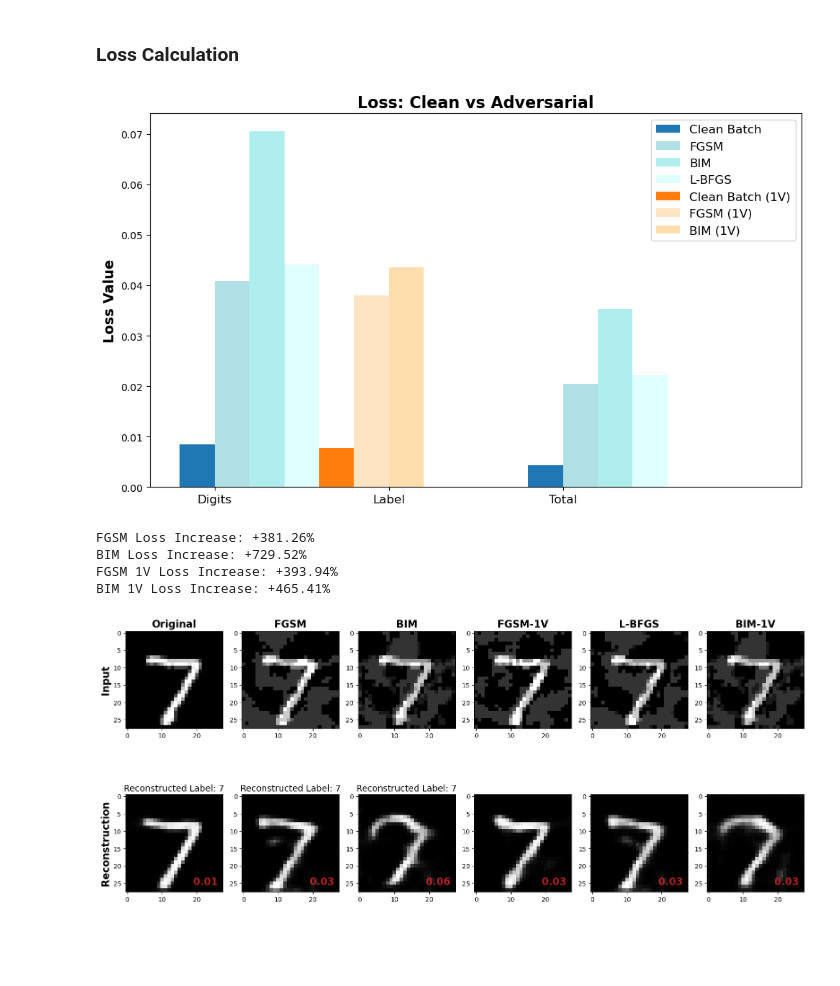
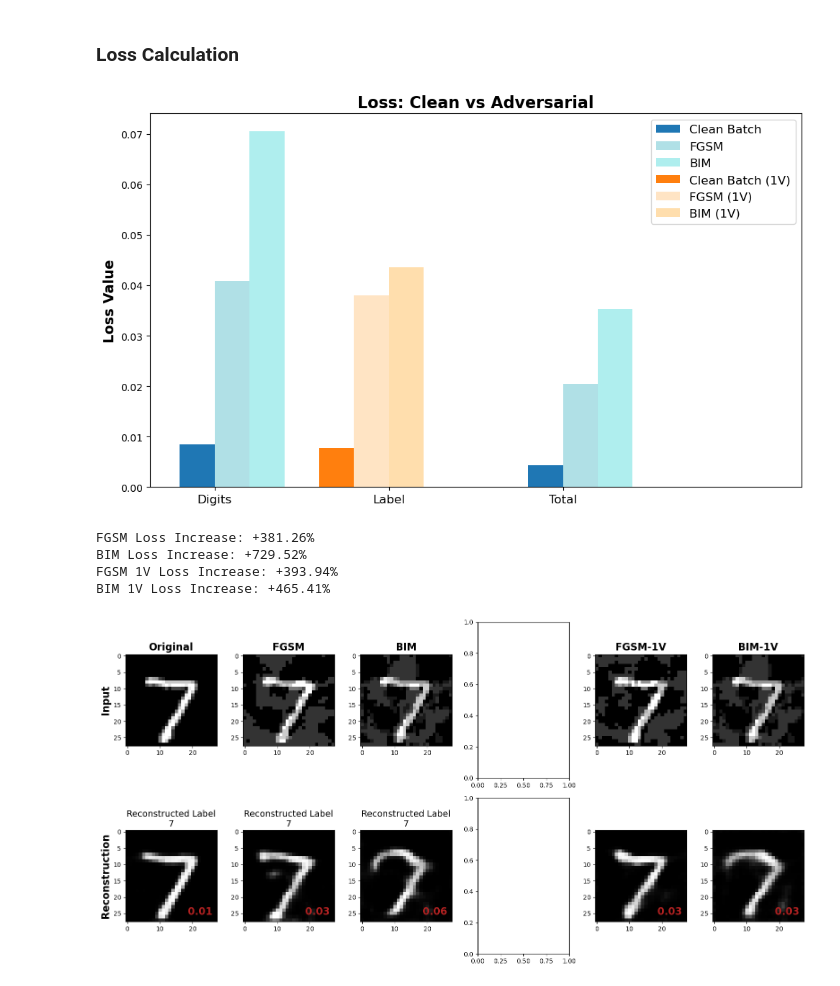
Before and after one commit to ClarysseArthur/VUB-MT-Development, a Jupyter notebook: Models/GenRKM-MNIST/Attack.ipynb, the cells around one changed output. Saved outputs shown, nothing was run; the diff lists cells and outputs as text; code cells hidden in the pictures; blank space fills up the shorter version.

```diff
--- a/Models/GenRKM-MNIST/Attack.ipynb
+++ b/Models/GenRKM-MNIST/Attack.ipynb
@@ -219,7 +219,7 @@ categories = ['Digits', 'Label', 'Total']
 clean_losses = [clean_digit_loss.item(), clean_label_loss.item(), clean_total_loss]
 fgsm_losses = [fgsm_adv_digit_loss.item(), fgsm_adv_label_loss.item(), fgsm_total_loss]
 bim_losses = [bim_adv_digit_loss.item(), bim_adv_label_loss.item(), bim_total_loss]
-lbfgs_losses = [lbfgs_adv_digit_loss.item(), lbfgs_adv_label_loss.item(), lbfgs_total_loss]
+# lbfgs_losses = [lbfgs_adv_digit_loss.item(), lbfgs_adv_label_loss.item(), lbfgs_total_loss]
 
 fgsm_1v_clean_losses = [clean_digit_loss_1V.item(), 0, 0]
 fgsm_1v_losses = [fgsm_1V_loss.item(), 0, 0]
@@ -234,7 +234,7 @@ plt.figure(figsize=(10, 6))
 plt.bar([i - width/2 for i in x], clean_losses, width=width, label='Clean Batch', color='tab:blue')
 plt.bar([i + width/2 for i in x], fgsm_losses,   width=width, label='FGSM', color='powderblue')
 plt.bar([i + 1.5*width for i in x], bim_losses,   width=width, label='BIM', color='paleturquoise')
-plt.bar([i + 2.5*width for i in x], lbfgs_losses, width=width, label='L-BFGS', color='lightcyan')
+# plt.bar([i + 2.5*width for i in x], lbfgs_losses, width=width, label='L-BFGS', color='lightcyan')
 plt.bar([i + 3.5*width for i in x], fgsm_1v_clean_losses, width=width, label='Clean Batch (1V)', color='tab:orange')
 plt.bar([i + 4.5*width for i in x], fgsm_1v_losses, width=width, label='FGSM (1V)', color='bisque')
 plt.bar([i + 5.5*width for i in x], bim_1v_losses, width=width, label='BIM (1V)', color='navajowhite')
@@ -252,7 +252,7 @@ print(f'BIM Loss Increase: +{((bim_total_loss - clean_total_loss) / clean_total_
 print(f'FGSM 1V Loss Increase: +{((fgsm_1V_loss.item() - clean_digit_loss_1V.item()) / clean_digit_loss_1V.item()) * 100:.2f}%')
 print(f'BIM 1V Loss Increase: +{((bim_1V_loss.item() - clean_digit_loss_1V.item()) / clean_digit_loss_1V.item()) * 100:.2f}%')
 # %% [output]
-[figure, old version]
+[figure, new version]
 FGSM Loss Increase: +381.26%
 BIM Loss Increase: +729.52%
 FGSM 1V Loss Increase: +393.94%
@@ -271,42 +271,43 @@ axes[0, 0].set_title('Original', fontsize=16, weight='bold')
 axes[0, 0].imshow(in_data_x_test[0].reshape(28, 28), cmap='gray')
 
 axes[0, 1].set_title('FGSM', fontsize=16, weight='bold')
 axes[0, 1].imshow(fgsm_batch[0].reshape(28, 28), cmap='gray')
 
 axes[0, 2].set_title('BIM', fontsize=16, weight='bold')
 axes[0, 2].imshow(bim_batch[0].reshape(28, 28), cmap='gray')
 
-axes[0, 3].set_title('FGSM-1V', fontsize=16, weight='bold')
-axes[0, 3].imshow(fgsm_1v_batch[0].reshape(28, 28), cmap='gray')
+# axes[0, 3].set_title('L-BFGS', fontsize=16, weight='bold')
+# axes[0, 3].imshow(lbfgs_batch[0].reshape(28, 28), cmap='gray')
 
-axes[0, 4].set_title('L-BFGS', fontsize=16, weight='bold')
-axes[0, 4].imshow(lbfgs_batch[0].reshape(28, 28), cmap='gray')
+axes[0, 4].set_title('FGSM-1V', fontsize=16, weight='bold')
+axes[0, 4].imshow(fgsm_1v_batch[0].reshape(28, 28), cmap='gray')
 
 axes[0, 5].set_title('BIM-1V', fontsize=16, weight='bold')
 axes[0, 5].imshow(bim_batch[0].reshape(28, 28), cmap='gray')
 
-axes[1, 0].set_title(f'Reconstructed Label: {out_data_y_test[0].argmax()}', fontsize=14)
+axes[1, 0].set_title(f'Reconstructed Label\n{out_data_y_test[0].argmax()}', fontsize=14)
 axes[1, 0].imshow(out_data_x_test[0].reshape(28, 28), cmap='gray')
 axes[1, 0].text(0.95, 0.05, f'{mse(out_data_x_test[0], in_data_x_test[0])}', color='firebrick', fontsize=16, weight='bold', ha='right', va='bottom', transform=axes[1, 0].transAxes)
 
-axes[1, 1].set_title(f'Reconstructed Label: {fgsm_out_y[0].argmax()}', fontsize=14)
+axes[1, 1].set_title(f'Reconstructed Label\n{fgsm_out_y[0].argmax()}', fontsize=14)
 axes[1, 1].imshow(fgsm_out_X[0].reshape(28, 28), cmap='gray')
 axes[1, 1].text(0.95, 0.05, f'{mse(fgsm_out_X[0], in_data_x_test[0])}', color='firebrick', fontsize=16, weight='bold', ha='right', va='bottom', transform=axes[1, 1].transAxes)
 
-axes[1, 2].set_title(f'Reconstructed Label: {bim_out_y[0].argmax()}', fontsize=14)
+axes[1, 2].set_title(f'Reconstructed Label\n{bim_out_y[0].argmax()}', fontsize=14)
 axes[1, 2].imshow(bim_out[0].reshape(28, 28), cmap='gray')
 axes[1, 2].text(0.95, 0.05, f'{mse(bim_out[0], in_data_x_test[0])}', color='firebrick', fontsize=16, weight='bold', ha='right', va='bottom', transform=axes[1, 2].transAxes)
 
-axes[1, 3].imshow(fgsm_1v_out[0].reshape(28, 28), cmap='gray')
-axes[1, 3].text(0.95, 0.05, f'{mse(fgsm_1v_out[0], in_data_x_test[0])}', color='firebrick', fontsize=16, weight='bold', ha='right', va='bottom', transform=axes[1, 3].transAxes)
+# axes[1, 3].set_title(f'Reconstructed Label\n{lbfgs_out_y[0].argmax()}', fontsize=14)
+# axes[1, 3].imshow(lbfgs_out_X[0].reshape(28, 28), cmap='gray')
+# axes[1, 3].text(0.95, 0.05, f'{mse(lbfgs_out_X[0], in_data_x_test[0])}', color='firebrick', fontsize=16, weight='bold', ha='right', va='bottom', transform=axes[1, 3].transAxes)
 
-axes[1, 4].imshow(lbfgs_out_X[0].reshape(28, 28), cmap='gray')
-axes[1, 4].text(0.95, 0.05, f'{mse(lbfgs_out_X[0], in_data_x_test[0])}', color='firebrick', fontsize=16, weight='bold', ha='right', va='bottom', transform=axes[1, 4].transAxes)
+axes[1, 4].imshow(fgsm_1v_out[0].reshape(28, 28), cmap='gray')
+axes[1, 4].text(0.95, 0.05, f'{mse(fgsm_1v_out[0], in_data_x_test[0])}', color='firebrick', fontsize=16, weight='bold', ha='right', va='bottom', transform=axes[1, 4].transAxes)
 
 axes[1, 5].imshow(bim_1v_out[0].reshape(28, 28), cmap='gray')
 axes[1, 5].text(0.95, 0.05, f'{mse(bim_1v_out[0], in_data_x_test[0])}', color='firebrick', fontsize=16, weight='bold', ha='right', va='bottom', transform=axes[1, 5].transAxes)
 
 plt.tight_layout()
 plt.show()
 # %% [output]
-[figure, old version]
+[figure, new version]
```
Also changed, not shown: parts of 2 cells of this notebook, 9 other files.
